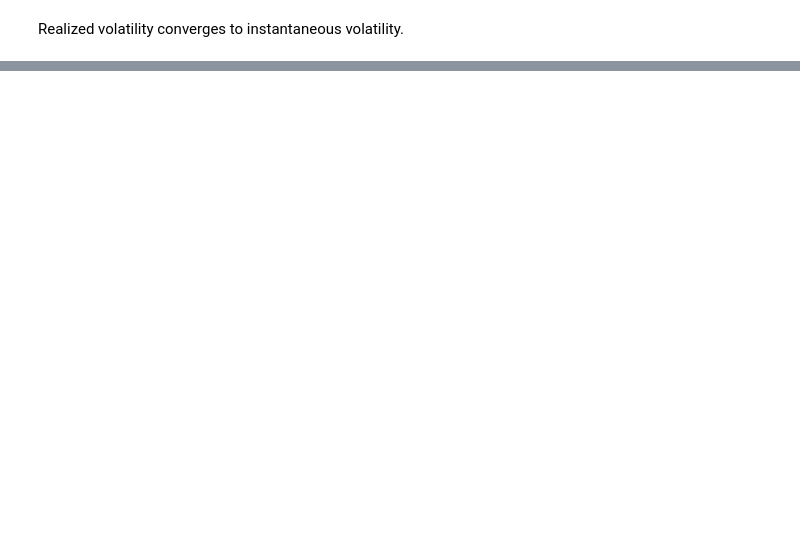
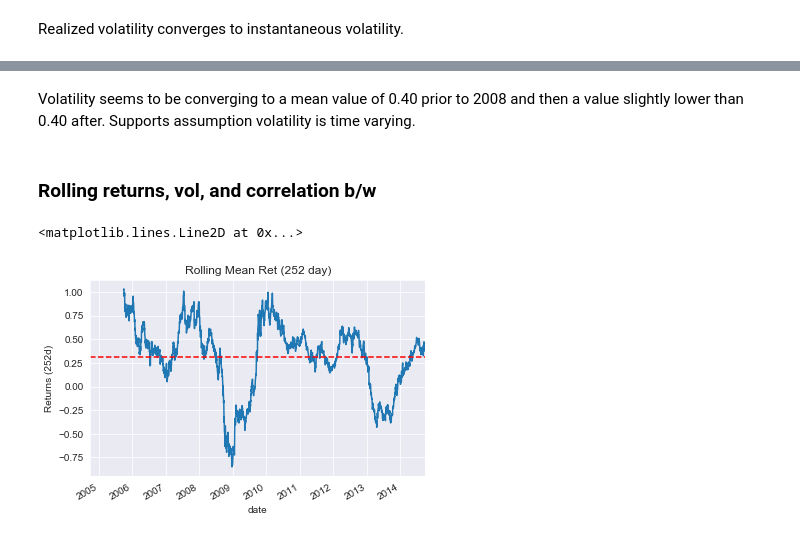
Before and after one commit to alexanderdamiani/Derivative_Pricing, a Jupyter notebook: GBM.ipynb, the cells around one changed output, grey strips where cells are left out. Drawn from its saved outputs; the diff is of its cells as text; code cells hidden in the pictures; blank space fills up the shorter version.

```diff
--- a/GBM.ipynb
+++ b/GBM.ipynb
@@ -151,0 +160,15 @@ Realized volatility converges to instantaneous volatility.
+# %%
+with open('C:/Users/Alex/Documents/quandl_key.txt', 'r') as f:
+    quandl.ApiConfig.api_key = f.read()
+
+# can't pull in index values
+tickers = ['AAPL']
+data = quandl.get_table('WIKI/PRICES',
+                        ticker=tickers,
+                        qopts={'columns':['ticker', 'date', 'adj_close']},
+                        date={'gte':'2004-10-1', 'lte':'2014-9-30'},
+                        paginate=True
+                       ).set_index('date')
+df = data.pivot(columns='ticker', values='adj_close')
+df.columns=['prices']
+df.head()
@@ -151,0 +183,5 @@ Realized volatility converges to instantaneous volatility.
+# %%
+df['returns'] = np.log(df['prices'].pct_change(1) + 1)
+df['real_var'] = 252 * np.cumsum(df['returns'] ** 2) / np.arange(df.shape[0])
+df['real_vol'] = np.sqrt(df['real_var'])
+df.dropna(inplace=True)
@@ -151,0 +214,17 @@ Realized volatility converges to instantaneous volatility.
+# %% [markdown]
+Volatility seems to be converging to a mean value of 0.40 prior to 2008 and then a value slightly lower than 0.40 after.
+Supports assumption volatility is time varying.
+# %% [markdown]
+### Rolling returns, vol, and correlation b/w
+# %%
+# f, axes = plt.subplots(3, 1)
+
+roll_mean = df['returns'].rolling(252).mean() * 252
+roll_mean.plot()
+plt.grid(True)
+plt.ylabel('Returns (252d)')
+plt.title('Rolling Mean Ret (252 day)')
+plt.axhline(roll_mean.mean(), color='r', ls='dashed', lw=1.5)
+# %% [output]
+<matplotlib.lines.Line2D at 0x...>
+[figure, added]
```
Also changed, not shown: parts of 18 cells of this notebook.
